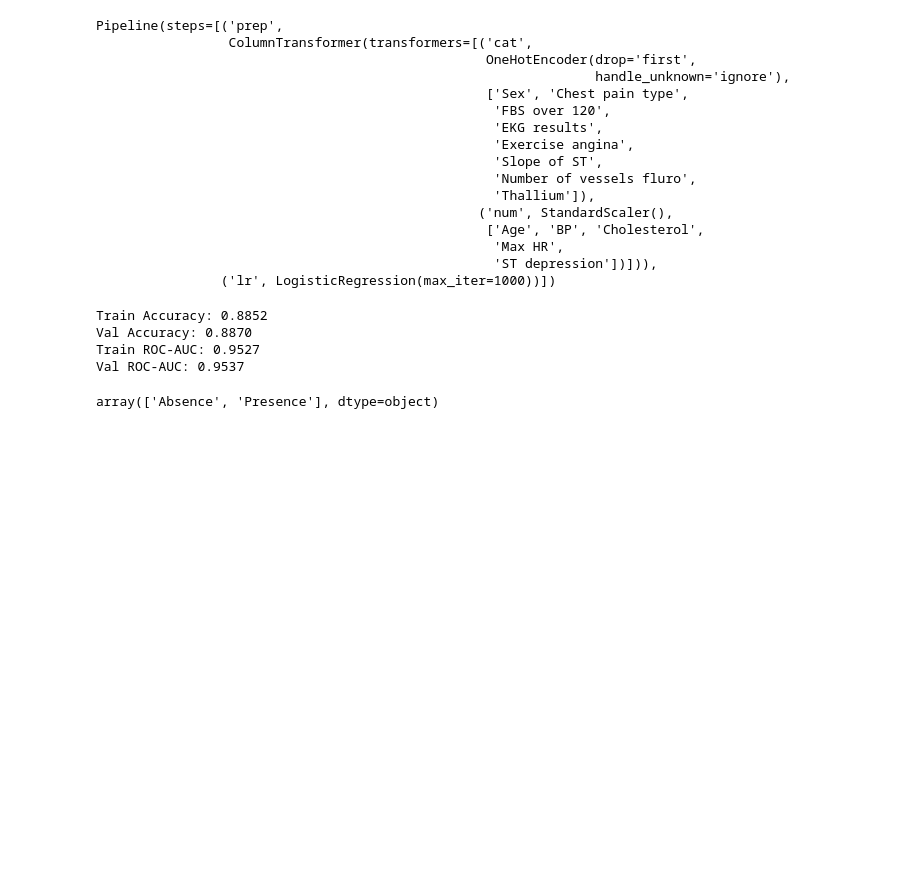
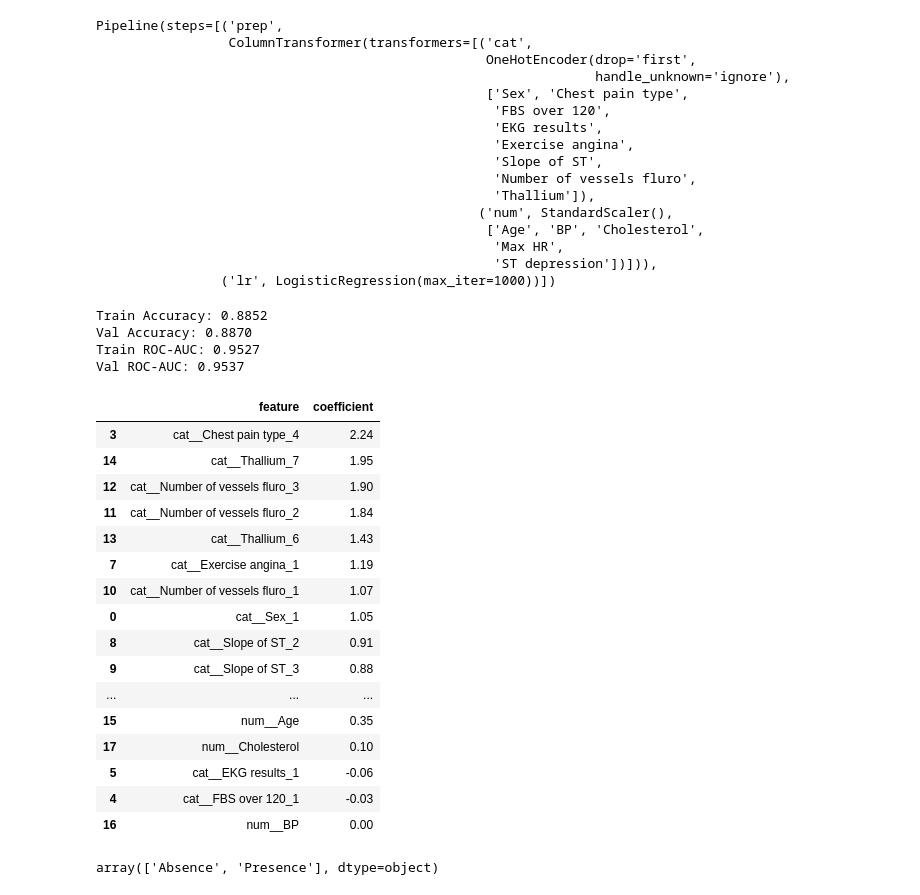
Before and after one commit to alwaysandeep/ml-experiments, a Jupyter notebook: experiments/kaggle/playground-feb-26-edition.ipynb, the cells around one changed output. Cells and saved outputs as stored; diff of their text form; code cells hidden in the pictures; blank space fills up the shorter version.

```diff
--- a/experiments/kaggle/playground-feb-26-edition.ipynb
+++ b/experiments/kaggle/playground-feb-26-edition.ipynb
@@ -539,6 +539,30 @@ Train Accuracy: 0.8852
 Val Accuracy: 0.8870
 Train ROC-AUC: 0.9527
 Val ROC-AUC: 0.9537
+# %%
+# get coefficients by feature name
+feature_names = model.named_steps['prep'].get_feature_names_out()
+coefficients = model.named_steps['lr'].coef_[0]
+coef_df = pd.DataFrame({'feature': feature_names, 'coefficient': coefficients})
+coef_df.sort_values('coefficient', key=abs, ascending=False)
+# %% [output]
+|  | feature | coefficient |
+| 3 | cat__Chest pain type_4 | 2.24 |
+| 14 | cat__Thallium_7 | 1.95 |
+| 12 | cat__Number of vessels fluro_3 | 1.90 |
+| 11 | cat__Number of vessels fluro_2 | 1.84 |
+| 13 | cat__Thallium_6 | 1.43 |
+| 7 | cat__Exercise angina_1 | 1.19 |
+| 10 | cat__Number of vessels fluro_1 | 1.07 |
+| 0 | cat__Sex_1 | 1.05 |
+| 8 | cat__Slope of ST_2 | 0.91 |
+| 9 | cat__Slope of ST_3 | 0.88 |
+| ... | ... | ... |
+| 15 | num__Age | 0.35 |
+| 17 | num__Cholesterol | 0.10 |
+| 5 | cat__EKG results_1 | -0.06 |
+| 4 | cat__FBS over 120_1 | -0.03 |
+| 16 | num__BP | 0.00 |
 # %%
 model.classes_
 # %% [output]
```
Also changed, not shown: parts of 14 cells of this notebook, 4 other files.
